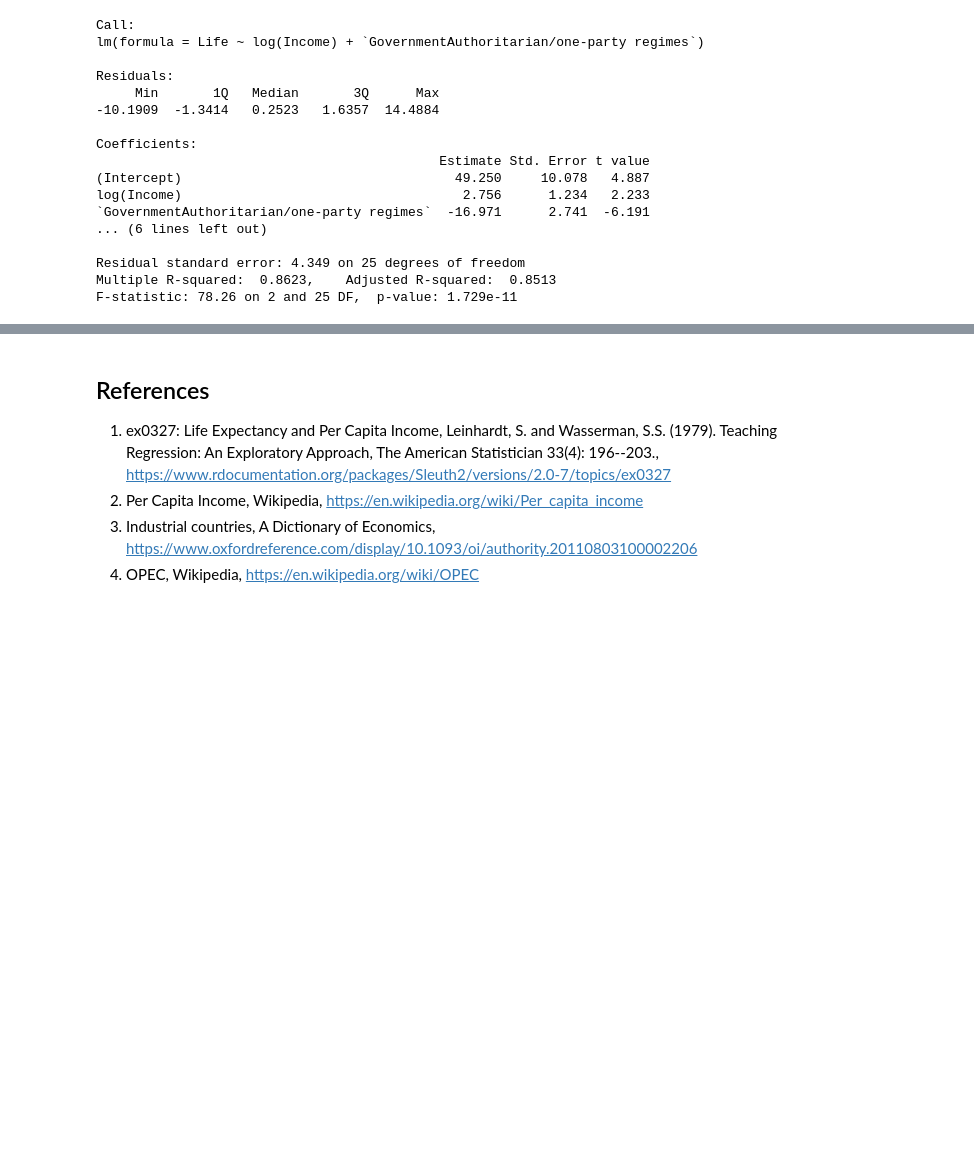
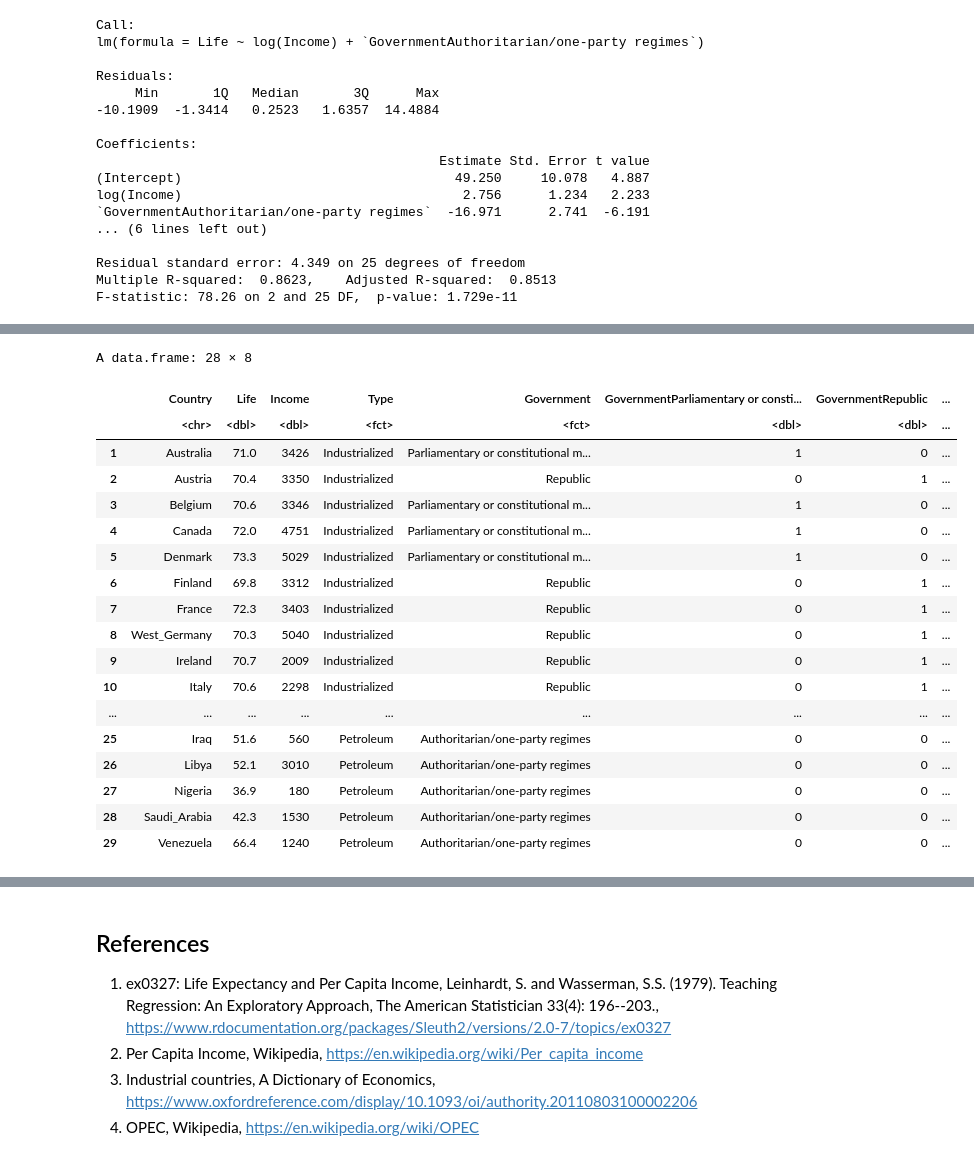
Before and after one commit to nickobard/eurostat-datasets-analysis, a Jupyter notebook: sem-2/semestral-work.ipynb, the cells around one changed output, grey strips where cells are left out. Cells and saved outputs as stored; diff of their text form; code cells hidden in the pictures; blank space fills up the shorter version.

```diff
--- a/sem-2/semestral-work.ipynb
+++ b/sem-2/semestral-work.ipynb
@@ -728,0 +745,22 @@ This is the best model we currently have - all coefficients are statistically si
+# %%
+clean_data_gov1hot
+# %% [output]
+A data.frame: 28 × 8
+|  | Country | Life | Income | Type | Government | GovernmentParliamentary or consti... | GovernmentRepublic | ... |
+|  | <chr> | <dbl> | <dbl> | <fct> | <fct> | <dbl> | <dbl> | ... |
+| 1 | Australia | 71.0 | 3426 | Industrialized | Parliamentary or constitutional m... | 1 | 0 | ... |
+| 2 | Austria | 70.4 | 3350 | Industrialized | Republic | 0 | 1 | ... |
+| 3 | Belgium | 70.6 | 3346 | Industrialized | Parliamentary or constitutional m... | 1 | 0 | ... |
+| 4 | Canada | 72.0 | 4751 | Industrialized | Parliamentary or constitutional m... | 1 | 0 | ... |
+| 5 | Denmark | 73.3 | 5029 | Industrialized | Parliamentary or constitutional m... | 1 | 0 | ... |
+| 6 | Finland | 69.8 | 3312 | Industrialized | Republic | 0 | 1 | ... |
+| 7 | France | 72.3 | 3403 | Industrialized | Republic | 0 | 1 | ... |
+| 8 | West_Germany | 70.3 | 5040 | Industrialized | Republic | 0 | 1 | ... |
+| 9 | Ireland | 70.7 | 2009 | Industrialized | Republic | 0 | 1 | ... |
+| 10 | Italy | 70.6 | 2298 | Industrialized | Republic | 0 | 1 | ... |
+| ... | ... | ... | ... | ... | ... | ... | ... | ... |
+| 25 | Iraq | 51.6 | 560 | Petroleum | Authoritarian/one-party regimes | 0 | 0 | ... |
+| 26 | Libya | 52.1 | 3010 | Petroleum | Authoritarian/one-party regimes | 0 | 0 | ... |
+| 27 | Nigeria | 36.9 | 180 | Petroleum | Authoritarian/one-party regimes | 0 | 0 | ... |
+| 28 | Saudi_Arabia | 42.3 | 1530 | Petroleum | Authoritarian/one-party regimes | 0 | 0 | ... |
+| 29 | Venezuela | 66.4 | 1240 | Petroleum | Authoritarian/one-party regimes | 0 | 0 | ... |
```
Also changed, not shown: parts of 5 cells of this notebook.
